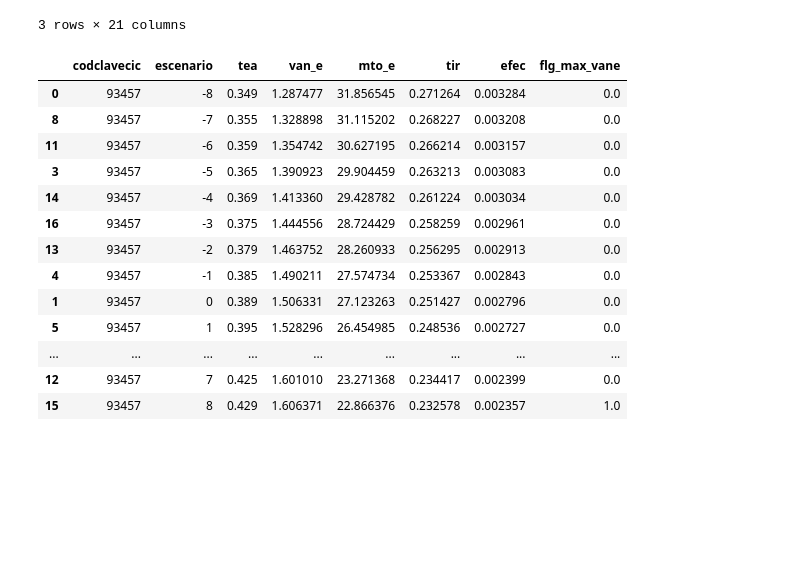
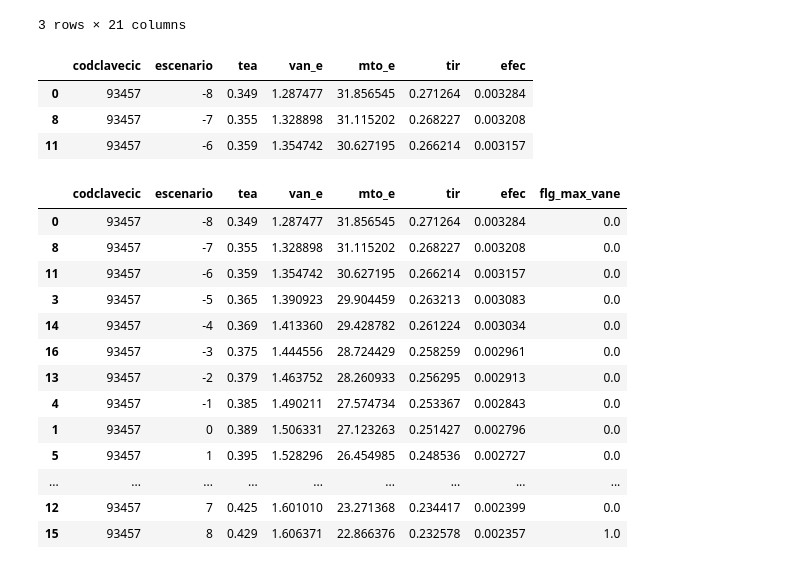
Before and after one commit to jhonatan20140/Proyecto_1.1, a Jupyter notebook: nb_opt_port_campaña_202401.ipynb, the cells around one changed output. Drawn from its saved outputs; the diff is of its cells as text; code cells hidden in the pictures; blank space fills up the shorter version.

```diff
--- a/nb_opt_port_campaña_202401.ipynb
+++ b/nb_opt_port_campaña_202401.ipynb
@@ -123,6 +123,13 @@ df.head(3)
 3 rows × 21 columns
 # %%
 df= df[['codclavecic','escenario','tea','van_e', 'mto_e','tir','efec']].sort_values(by=['codclavecic','escenario'])
+# %%
+df.head(3)
+# %% [output]
+|  | codclavecic | escenario | tea | van_e | mto_e | tir | efec |
+| 0 | 93457 | -8 | 0.349 | 1.287477 | 31.856545 | 0.271264 | 0.003284 |
+| 8 | 93457 | -7 | 0.355 | 1.328898 | 31.115202 | 0.268227 | 0.003208 |
+| 11 | 93457 | -6 | 0.359 | 1.354742 | 30.627195 | 0.266214 | 0.003157 |
 # %%
 idx_max = df.groupby('codclavecic')['van_e'].idxmax()
 
```
Also changed, not shown: parts of 4 cells of this notebook.
